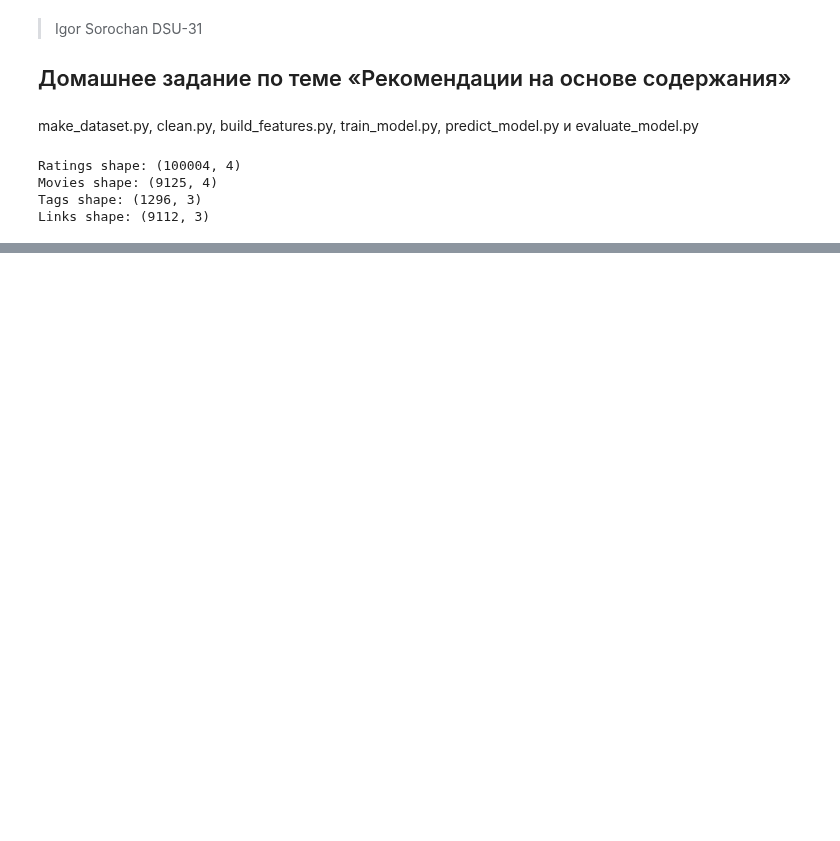
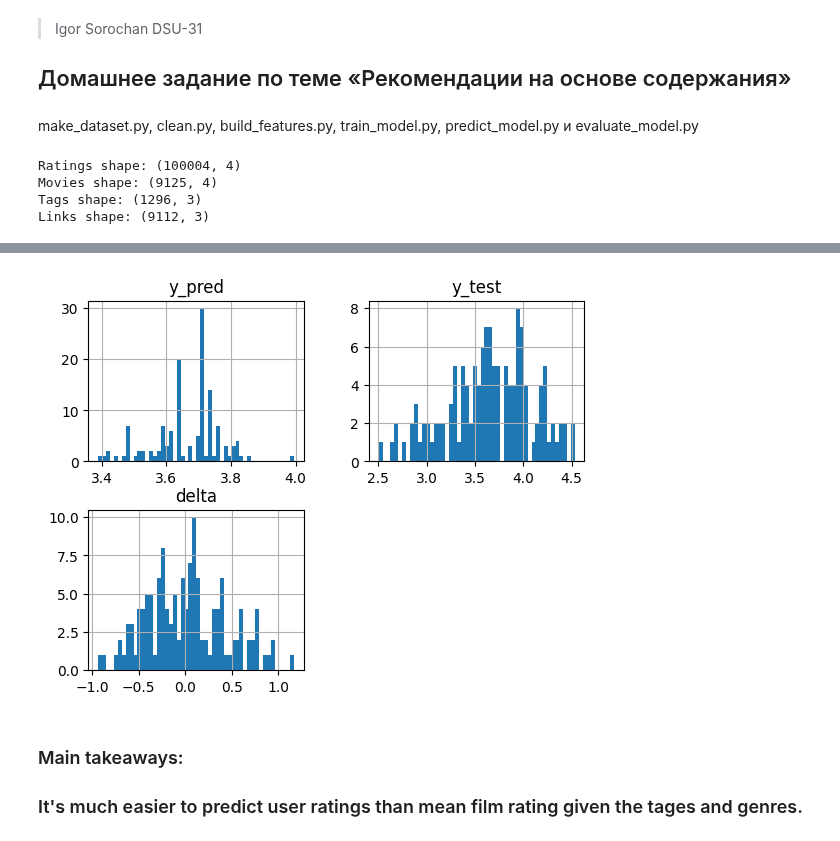
Before and after one commit to IgorBeHolder/Netology, a Jupyter notebook: RS/RS_HW-1a.ipynb, the cells around one changed output, grey strips where cells are left out. Cells and saved outputs as stored; diff of their text form; code cells hidden in the pictures; blank space fills up the shorter version.

```diff
--- a/RS/RS_HW-1a.ipynb
+++ b/RS/RS_HW-1a.ipynb
@@ -259,0 +303,6 @@ movies.loc[index]
+# %%
+users_ratings_tags = movie_ratings.join(
+    tags.set_index(["userId","movieId"]), on=["userId","movieId"], how="left", rsuffix="_tag"
+)#.drop(["movieId_tag","userId", "title"], axis=1)
+
+users_ratings_tags
@@ -259,0 +376,11 @@ movies.loc[index]
+# %%
+# lr = ridge_regression()
+tags_tfidf = TfidfVectorizer(analyzer='word', ngram_range=(1, 1), min_df=0, stop_words='english'
+                        , max_features=10000)
+
+genres_tfidf = TfidfVectorizer(analyzer='word', ngram_range=(1, 1), min_df=0, stop_words='english'
+                        , max_features=10000)
+
+tfidf = sp.hstack((tags_tfidf.fit_transform(users_grouped['tag']), genres_tfidf.fit_transform(users_grouped['genre'])))
+
+tfidf
@@ -259,0 +411,12 @@ movies.loc[index]
+# %%
+X_train, X_test, y_train, y_test = train_test_split(
+    tfidf,
+    users_grouped["rating_mean"],
+    test_size=0.2,
+    random_state=42,
+)
+rr = Ridge(alpha=1)
+
+rr.fit(X_train, y_train)
+y_pred = rr.predict(X_test)
+print(f"RMSE: {mean_squared_error(y_test, y_pred, squared=False)}")
@@ -259,0 +442,7 @@ movies.loc[index]
+# %%
+results.hist(bins=50);
+# %% [output]
+[figure, added]
+# %% [markdown]
+### Main takeaways:
+### It's much easier to predict user ratings than mean film rating given the tages and genres.
```
Also changed, not shown: parts of 48 cells of this notebook.
